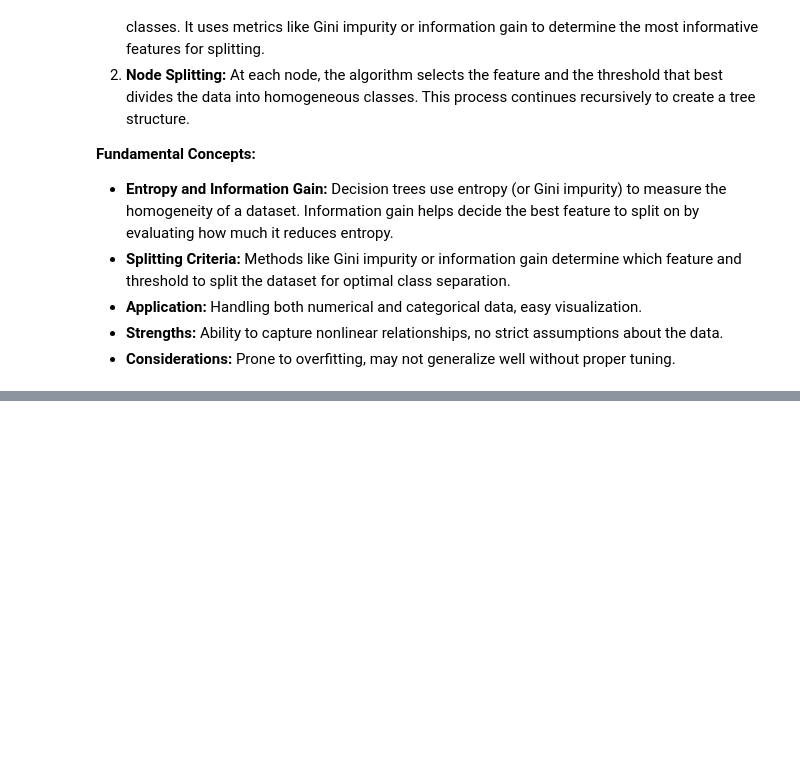
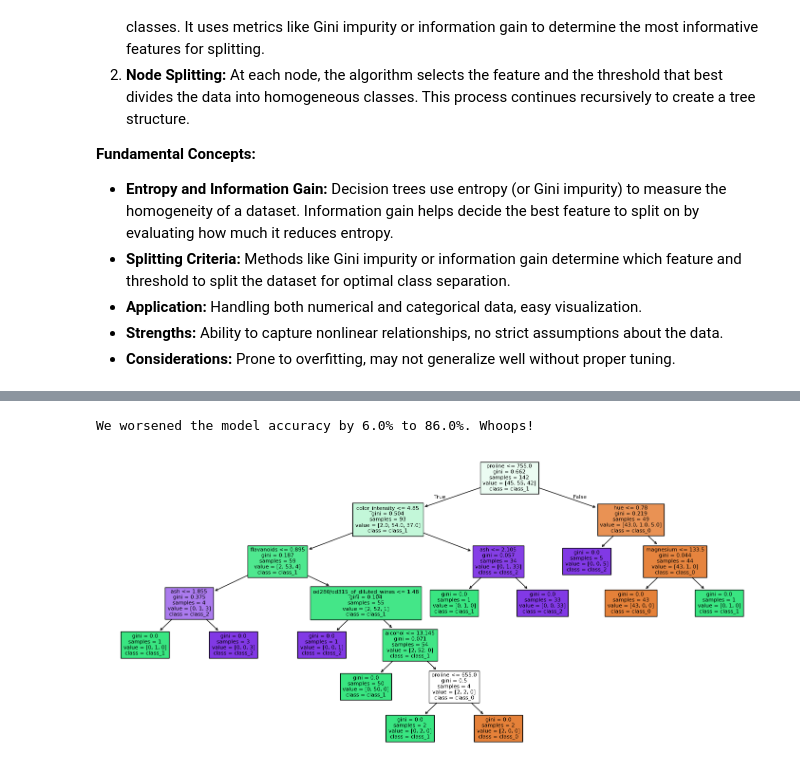
Before and after one commit to Darryl-Chamberlain-Jr/data_science_with_python, a Jupyter notebook: 2_Data Science with Python/1_Supervised Learning/1_Decision Tree.ipynb, the cells around one changed output, grey strips where cells are left out. Cells and saved outputs as stored; diff of their text form; code cells hidden in the pictures; blank space fills up the shorter version.

```diff
--- a/2_Data Science with Python/1_Supervised Learning/1_Decision Tree.ipynb
+++ b/2_Data Science with Python/1_Supervised Learning/1_Decision Tree.ipynb
@@ -65,3 +65,27 @@ Hyperparamters are paramters the data scientist can define that may improve mode
 *All hyperparameters for DecisionTreeClassifier() can be found here: https://scikit-learn.org/dev/modules/generated/sklearn.tree.DecisionTreeClassifier.html*
 
 Iteratively change a parameter one at a time to determine if the model is overfitting or underfitting the training data. Paramters will interact with one another! For example, if the tree is defined to be very shallow (max_depth=3) and the testing data is large, many leaves will be far larger than the min_samples_split size. While there are algorithms for finding optimal hyperparameters, our goal is to modify the model to create a reasonable increase in accuracy.
+# %%
+# Modify hyperparamters to create a refined decision tree classifier
+refined_clf_dt = DecisionTreeClassifier()
+refined_clf_dt.fit(X_train, y_train)
+
+# Make predictions
+new_predictions = refined_clf_dt.predict(X_test)
+
+# Evaluate new model accuracy
+new_accuracy = accuracy_score(y_test, new_predictions)
+if new_accuracy-accuracy > 0:
+    print(f'We improved the model accuracy by {round(new_accuracy-accuracy, 4)*100}% to {round(new_accuracy, 2)*100}%. Sweet!')
+elif new_accuracy-accuracy < 0:
+    print(f'We worsened the model accuracy by {round(accuracy-new_accuracy, 2)*100}% to {round(new_accuracy, 2)*100}%. Whoops!')
+else:
+    print("We didn't change the model's accuracy.")
+
+# Plot the decision tree
+plt.figure(figsize=(18, 8))
+plot_tree(refined_clf_dt, feature_names=wine.feature_names, class_names=wine.target_names, filled=True, fontsize=8)
+plt.show()
+# %% [output]
+We worsened the model accuracy by 6.0% to 86.0%. Whoops!
+[figure, added]
```
Also changed, not shown: parts of 5 cells of this notebook.
